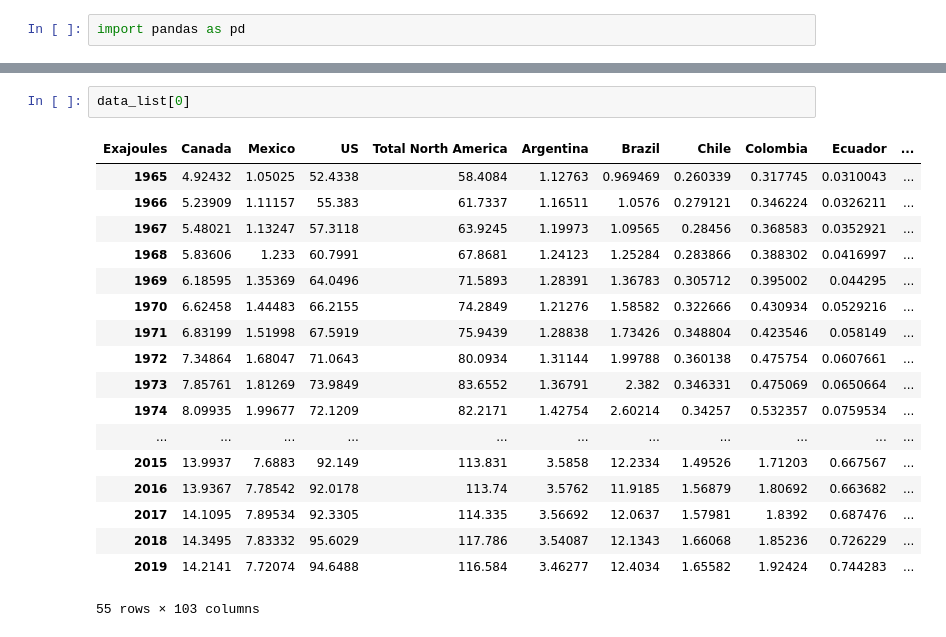
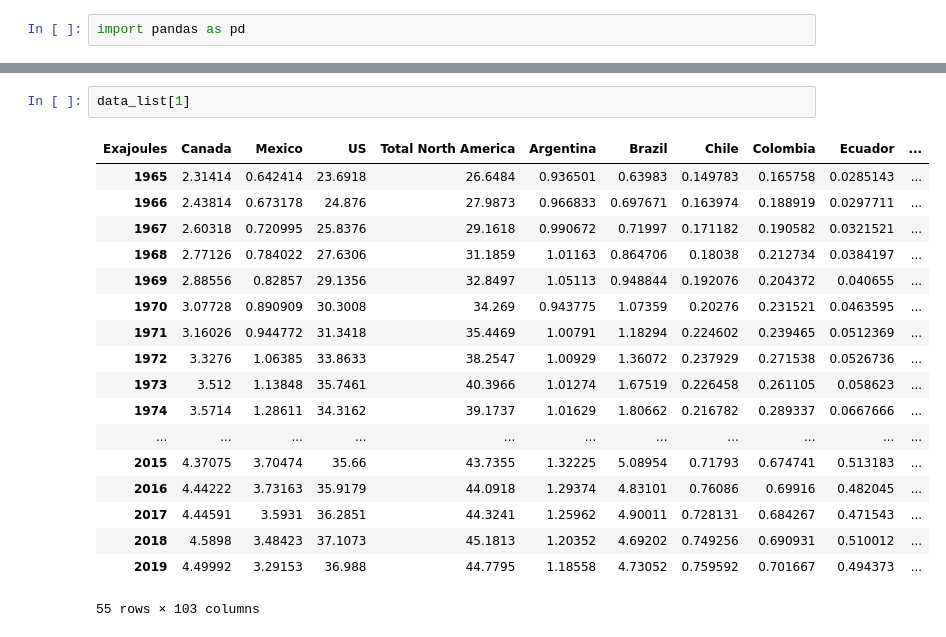
Before and after one commit to mulder974/projet_final, a Jupyter notebook: cleaning_data_conso.ipynb, the cells around one changed output, grey strips where cells are left out. Cells and saved outputs as stored; diff of their text form.

```diff
--- a/cleaning_data_conso.ipynb
+++ b/cleaning_data_conso.ipynb
@@ -73,22 +32,22 @@ locations_df
 # %%
-data_list[0]
+data_list[1]
 # %% [output]
 | Exajoules | Canada | Mexico | US | Total North America | Argentina | Brazil | Chile | Colombia | Ecuador | ... |
-| 1965 | 4.92432 | 1.05025 | 52.4338 | 58.4084 | 1.12763 | 0.969469 | 0.260339 | 0.317745 | 0.0310043 | ... |
-| 1966 | 5.23909 | 1.11157 | 55.383 | 61.7337 | 1.16511 | 1.0576 | 0.279121 | 0.346224 | 0.0326211 | ... |
-| 1967 | 5.48021 | 1.13247 | 57.3118 | 63.9245 | 1.19973 | 1.09565 | 0.28456 | 0.368583 | 0.0352921 | ... |
-| 1968 | 5.83606 | 1.233 | 60.7991 | 67.8681 | 1.24123 | 1.25284 | 0.283866 | 0.388302 | 0.0416997 | ... |
-| 1969 | 6.18595 | 1.35369 | 64.0496 | 71.5893 | 1.28391 | 1.36783 | 0.305712 | 0.395002 | 0.044295 | ... |
-| 1970 | 6.62458 | 1.44483 | 66.2155 | 74.2849 | 1.21276 | 1.58582 | 0.322666 | 0.430934 | 0.0529216 | ... |
-| 1971 | 6.83199 | 1.51998 | 67.5919 | 75.9439 | 1.28838 | 1.73426 | 0.348804 | 0.423546 | 0.058149 | ... |
-| 1972 | 7.34864 | 1.68047 | 71.0643 | 80.0934 | 1.31144 | 1.99788 | 0.360138 | 0.475754 | 0.0607661 | ... |
-| 1973 | 7.85761 | 1.81269 | 73.9849 | 83.6552 | 1.36791 | 2.382 | 0.346331 | 0.475069 | 0.0650664 | ... |
-| 1974 | 8.09935 | 1.99677 | 72.1209 | 82.2171 | 1.42754 | 2.60214 | 0.34257 | 0.532357 | 0.0759534 | ... |
+| 1965 | 2.31414 | 0.642414 | 23.6918 | 26.6484 | 0.936501 | 0.63983 | 0.149783 | 0.165758 | 0.0285143 | ... |
+| 1966 | 2.43814 | 0.673178 | 24.876 | 27.9873 | 0.966833 | 0.697671 | 0.163974 | 0.188919 | 0.0297711 | ... |
+| 1967 | 2.60318 | 0.720995 | 25.8376 | 29.1618 | 0.990672 | 0.71997 | 0.171182 | 0.190582 | 0.0321521 | ... |
+| 1968 | 2.77126 | 0.784022 | 27.6306 | 31.1859 | 1.01163 | 0.864706 | 0.18038 | 0.212734 | 0.0384197 | ... |
+| 1969 | 2.88556 | 0.82857 | 29.1356 | 32.8497 | 1.05113 | 0.948844 | 0.192076 | 0.204372 | 0.040655 | ... |
+| 1970 | 3.07728 | 0.890909 | 30.3008 | 34.269 | 0.943775 | 1.07359 | 0.20276 | 0.231521 | 0.0463595 | ... |
+| 1971 | 3.16026 | 0.944772 | 31.3418 | 35.4469 | 1.00791 | 1.18294 | 0.224602 | 0.239465 | 0.0512369 | ... |
+| 1972 | 3.3276 | 1.06385 | 33.8633 | 38.2547 | 1.00929 | 1.36072 | 0.237929 | 0.271538 | 0.0526736 | ... |
+| 1973 | 3.512 | 1.13848 | 35.7461 | 40.3966 | 1.01274 | 1.67519 | 0.226458 | 0.261105 | 0.058623 | ... |
+| 1974 | 3.5714 | 1.28611 | 34.3162 | 39.1737 | 1.01629 | 1.80662 | 0.216782 | 0.289337 | 0.0667666 | ... |
 | ... | ... | ... | ... | ... | ... | ... | ... | ... | ... | ... |
-| 2015 | 13.9937 | 7.6883 | 92.149 | 113.831 | 3.5858 | 12.2334 | 1.49526 | 1.71203 | 0.667567 | ... |
-| 2016 | 13.9367 | 7.78542 | 92.0178 | 113.74 | 3.5762 | 11.9185 | 1.56879 | 1.80692 | 0.663682 | ... |
-| 2017 | 14.1095 | 7.89534 | 92.3305 | 114.335 | 3.56692 | 12.0637 | 1.57981 | 1.8392 | 0.687476 | ... |
-| 2018 | 14.3495 | 7.83332 | 95.6029 | 117.786 | 3.54087 | 12.1343 | 1.66068 | 1.85236 | 0.726229 | ... |
-| 2019 | 14.2141 | 7.72074 | 94.6488 | 116.584 | 3.46277 | 12.4034 | 1.65582 | 1.92424 | 0.744283 | ... |
+| 2015 | 4.37075 | 3.70474 | 35.66 | 43.7355 | 1.32225 | 5.08954 | 0.71793 | 0.674741 | 0.513183 | ... |
+| 2016 | 4.44222 | 3.73163 | 35.9179 | 44.0918 | 1.29374 | 4.83101 | 0.76086 | 0.69916 | 0.482045 | ... |
+| 2017 | 4.44591 | 3.5931 | 36.2851 | 44.3241 | 1.25962 | 4.90011 | 0.728131 | 0.684267 | 0.471543 | ... |
+| 2018 | 4.5898 | 3.48423 | 37.1073 | 45.1813 | 1.20352 | 4.69202 | 0.749256 | 0.690931 | 0.510012 | ... |
+| 2019 | 4.49992 | 3.29153 | 36.988 | 44.7795 | 1.18558 | 4.73052 | 0.759592 | 0.701667 | 0.494373 | ... |
 55 rows × 103 columns
 # %%
```
Also changed, not shown: parts of 13 cells of this notebook, 26 other files.
